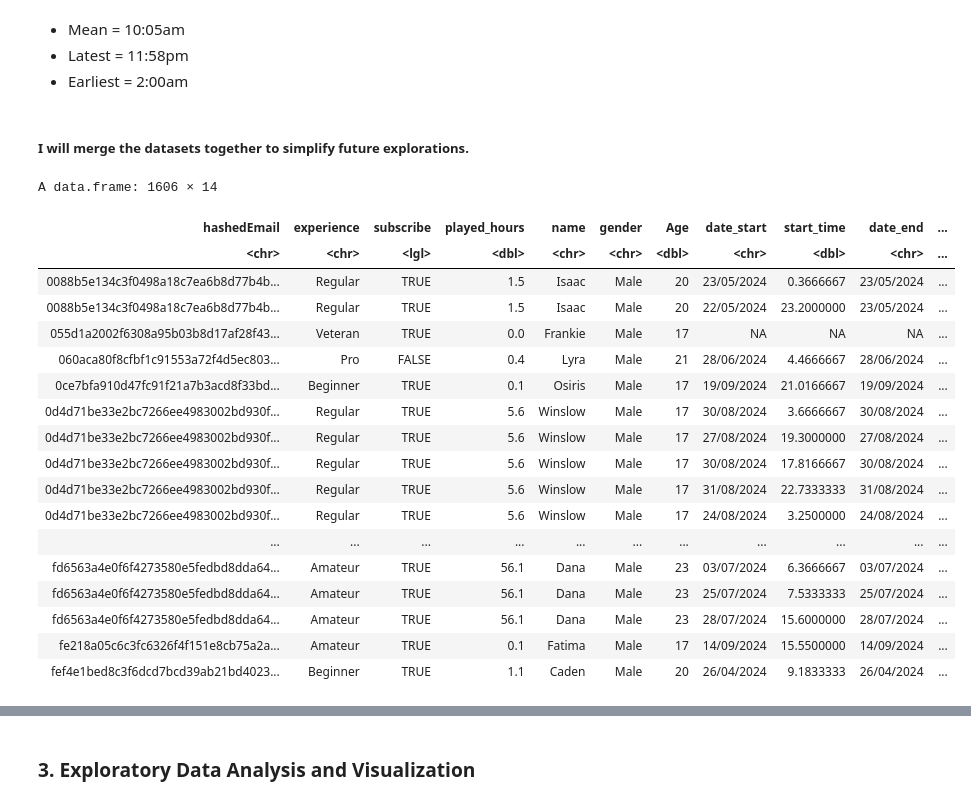
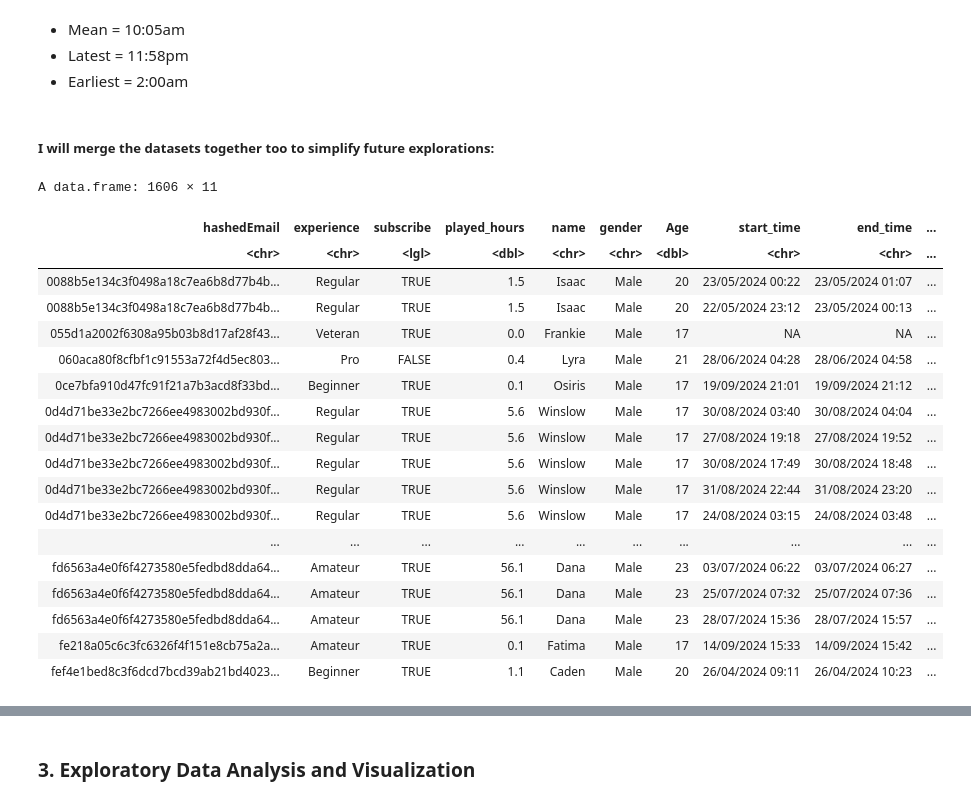
Before and after one commit to tchan0717/dsci-100-2025w1-group-36, a Jupyter notebook: plaicraft_project.ipynb, the cells around one changed output, grey strips where cells are left out. Cells and saved outputs as stored; diff of their text form; code cells hidden in the pictures.

```diff
--- a/plaicraft_project.ipynb
+++ b/plaicraft_project.ipynb
@@ -326,27 +295,27 @@ A tibble: 1 × 3
 - Latest = 11:58pm
 - Earliest = 2:00am
 # %% [markdown]
-##### I will merge the datasets together to simplify future explorations.
+##### I will merge the datasets together too to simplify future explorations:
 # %%
-sessions_players_merged <- merge(players_data, sessions_data_tidy, by = "hashedEmail", all = TRUE)
+sessions_players_merged <- merge(players_data, sessions_data, by = "hashedEmail", all = TRUE)
 sessions_players_merged
 # %% [output]
-A data.frame: 1606 × 14
+A data.frame: 1606 × 11
-| hashedEmail | experience | subscribe | played_hours | name | gender | Age | date_start | start_time | date_end | ... |
-| <chr> | <chr> | <lgl> | <dbl> | <chr> | <chr> | <dbl> | <chr> | <dbl> | <chr> | ... |
-| 0088b5e134c3f0498a18c7ea6b8d77b4b... | Regular | TRUE | 1.5 | Isaac | Male | 20 | 23/05/2024 | 0.3666667 | 23/05/2024 | ... |
-| 0088b5e134c3f0498a18c7ea6b8d77b4b... | Regular | TRUE | 1.5 | Isaac | Male | 20 | 22/05/2024 | 23.2000000 | 23/05/2024 | ... |
-| 055d1a2002f6308a95b03b8d17af28f43... | Veteran | TRUE | 0.0 | Frankie | Male | 17 | NA | NA | NA | ... |
-| 060aca80f8cfbf1c91553a72f4d5ec803... | Pro | FALSE | 0.4 | Lyra | Male | 21 | 28/06/2024 | 4.4666667 | 28/06/2024 | ... |
-| 0ce7bfa910d47fc91f21a7b3acd8f33bd... | Beginner | TRUE | 0.1 | Osiris | Male | 17 | 19/09/2024 | 21.0166667 | 19/09/2024 | ... |
-| 0d4d71be33e2bc7266ee4983002bd930f... | Regular | TRUE | 5.6 | Winslow | Male | 17 | 30/08/2024 | 3.6666667 | 30/08/2024 | ... |
-| 0d4d71be33e2bc7266ee4983002bd930f... | Regular | TRUE | 5.6 | Winslow | Male | 17 | 27/08/2024 | 19.3000000 | 27/08/2024 | ... |
-| 0d4d71be33e2bc7266ee4983002bd930f... | Regular | TRUE | 5.6 | Winslow | Male | 17 | 30/08/2024 | 17.8166667 | 30/08/2024 | ... |
-| 0d4d71be33e2bc7266ee4983002bd930f... | Regular | TRUE | 5.6 | Winslow | Male | 17 | 31/08/2024 | 22.7333333 | 31/08/2024 | ... |
-| 0d4d71be33e2bc7266ee4983002bd930f... | Regular | TRUE | 5.6 | Winslow | Male | 17 | 24/08/2024 | 3.2500000 | 24/08/2024 | ... |
-| ... | ... | ... | ... | ... | ... | ... | ... | ... | ... | ... |
-| fd6563a4e0f6f4273580e5fedbd8dda64... | Amateur | TRUE | 56.1 | Dana | Male | 23 | 03/07/2024 | 6.3666667 | 03/07/2024 | ... |
-| fd6563a4e0f6f4273580e5fedbd8dda64... | Amateur | TRUE | 56.1 | Dana | Male | 23 | 25/07/2024 | 7.5333333 | 25/07/2024 | ... |
-| fd6563a4e0f6f4273580e5fedbd8dda64... | Amateur | TRUE | 56.1 | Dana | Male | 23 | 28/07/2024 | 15.6000000 | 28/07/2024 | ... |
-| fe218a05c6c3fc6326f4f151e8cb75a2a... | Amateur | TRUE | 0.1 | Fatima | Male | 17 | 14/09/2024 | 15.5500000 | 14/09/2024 | ... |
-| fef4e1bed8c3f6dcd7bcd39ab21bd4023... | Beginner | TRUE | 1.1 | Caden | Male | 20 | 26/04/2024 | 9.1833333 | 26/04/2024 | ... |
+| hashedEmail | experience | subscribe | played_hours | name | gender | Age | start_time | end_time | ... |
+| <chr> | <chr> | <lgl> | <dbl> | <chr> | <chr> | <dbl> | <chr> | <chr> | ... |
+| 0088b5e134c3f0498a18c7ea6b8d77b4b... | Regular | TRUE | 1.5 | Isaac | Male | 20 | 23/05/2024 00:22 | 23/05/2024 01:07 | ... |
+| 0088b5e134c3f0498a18c7ea6b8d77b4b... | Regular | TRUE | 1.5 | Isaac | Male | 20 | 22/05/2024 23:12 | 23/05/2024 00:13 | ... |
+| 055d1a2002f6308a95b03b8d17af28f43... | Veteran | TRUE | 0.0 | Frankie | Male | 17 | NA | NA | ... |
+| 060aca80f8cfbf1c91553a72f4d5ec803... | Pro | FALSE | 0.4 | Lyra | Male | 21 | 28/06/2024 04:28 | 28/06/2024 04:58 | ... |
+| 0ce7bfa910d47fc91f21a7b3acd8f33bd... | Beginner | TRUE | 0.1 | Osiris | Male | 17 | 19/09/2024 21:01 | 19/09/2024 21:12 | ... |
+| 0d4d71be33e2bc7266ee4983002bd930f... | Regular | TRUE | 5.6 | Winslow | Male | 17 | 30/08/2024 03:40 | 30/08/2024 04:04 | ... |
+| 0d4d71be33e2bc7266ee4983002bd930f... | Regular | TRUE | 5.6 | Winslow | Male | 17 | 27/08/2024 19:18 | 27/08/2024 19:52 | ... |
+| 0d4d71be33e2bc7266ee4983002bd930f... | Regular | TRUE | 5.6 | Winslow | Male | 17 | 30/08/2024 17:49 | 30/08/2024 18:48 | ... |
+| 0d4d71be33e2bc7266ee4983002bd930f... | Regular | TRUE | 5.6 | Winslow | Male | 17 | 31/08/2024 22:44 | 31/08/2024 23:20 | ... |
+| 0d4d71be33e2bc7266ee4983002bd930f... | Regular | TRUE | 5.6 | Winslow | Male | 17 | 24/08/2024 03:15 | 24/08/2024 03:48 | ... |
+| ... | ... | ... | ... | ... | ... | ... | ... | ... | ... |
+| fd6563a4e0f6f4273580e5fedbd8dda64... | Amateur | TRUE | 56.1 | Dana | Male | 23 | 03/07/2024 06:22 | 03/07/2024 06:27 | ... |
+| fd6563a4e0f6f4273580e5fedbd8dda64... | Amateur | TRUE | 56.1 | Dana | Male | 23 | 25/07/2024 07:32 | 25/07/2024 07:36 | ... |
+| fd6563a4e0f6f4273580e5fedbd8dda64... | Amateur | TRUE | 56.1 | Dana | Male | 23 | 28/07/2024 15:36 | 28/07/2024 15:57 | ... |
+| fe218a05c6c3fc6326f4f151e8cb75a2a... | Amateur | TRUE | 0.1 | Fatima | Male | 17 | 14/09/2024 15:33 | 14/09/2024 15:42 | ... |
+| fef4e1bed8c3f6dcd7bcd39ab21bd4023... | Beginner | TRUE | 1.1 | Caden | Male | 20 | 26/04/2024 09:11 | 26/04/2024 10:23 | ... |
```
Also changed, not shown: parts of 27 cells of this notebook.
